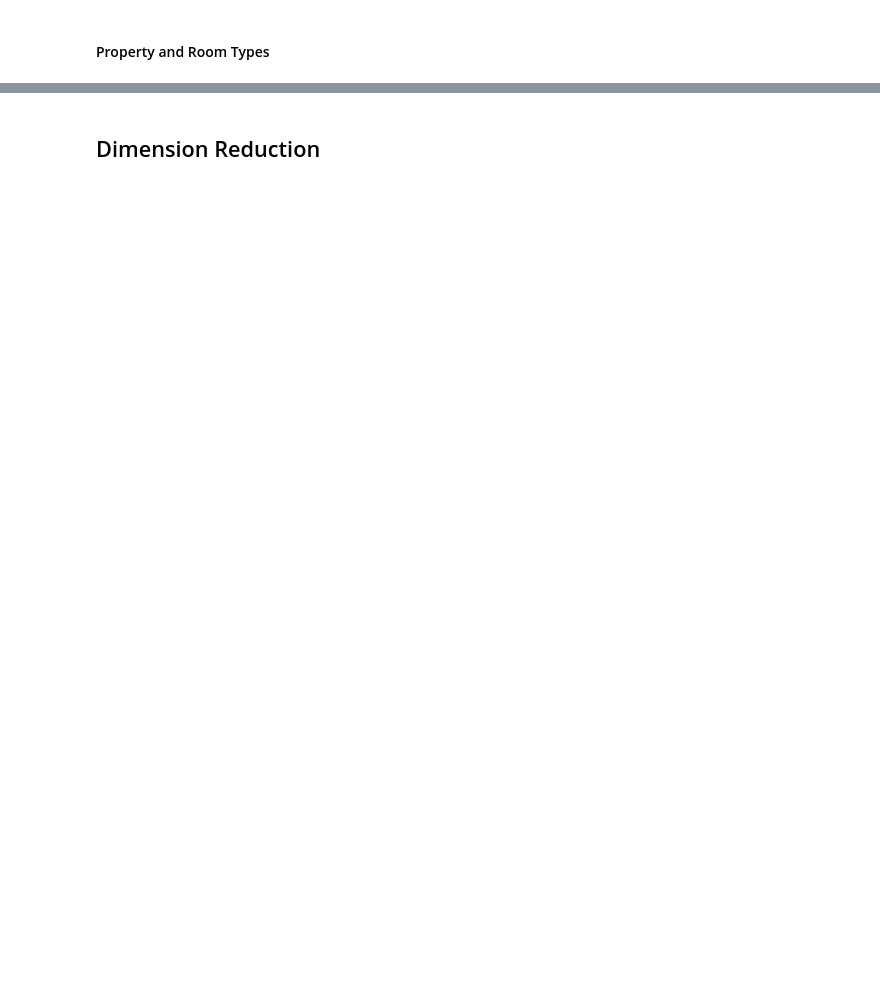
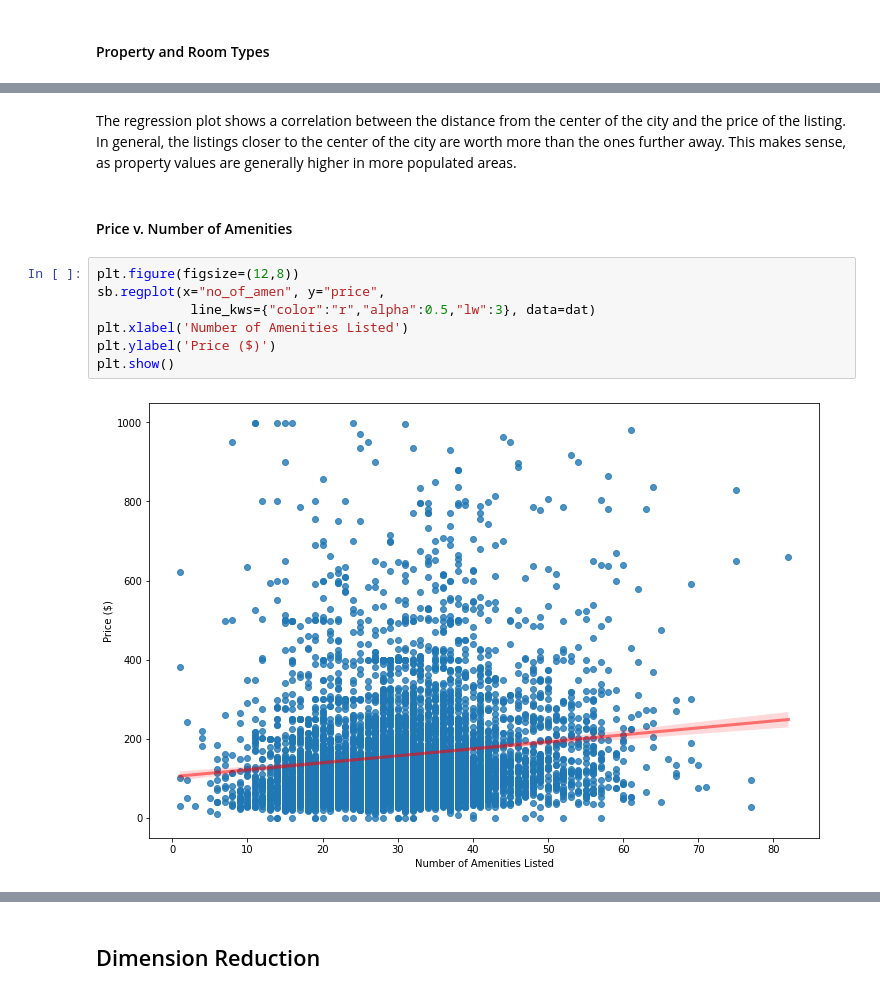
Before and after one commit to Summer-luna/Fall2021-IST5520-Group5, a Jupyter notebook: Data Proposal (combined).ipynb, the cells around one changed output, grey strips where cells are left out. Drawn from its saved outputs; the diff is of its cells as text; blank space fills up the shorter version.

```diff
--- a/Data Proposal (combined).ipynb
+++ b/Data Proposal (combined).ipynb
@@ -416,0 +681,13 @@ plt.show()
+# %% [markdown]
+The regression plot shows a correlation between the distance from the center of the city and the price of the listing.  In general, the listings closer to the center of the city are worth more than the ones further away.  This makes sense, as property values are generally higher in more populated areas.
+# %% [markdown]
+<h4>Price v. Number of Amenities</h4>
+# %%
+plt.figure(figsize=(12,8))
+sb.regplot(x="no_of_amen", y="price",
+            line_kws={"color":"r","alpha":0.5,"lw":3}, data=dat)
+plt.xlabel('Number of Amenities Listed')
+plt.ylabel('Price ($)')
+plt.show()
+# %% [output]
+[figure, added]
```
Also changed, not shown: parts of 103 cells of this notebook.
